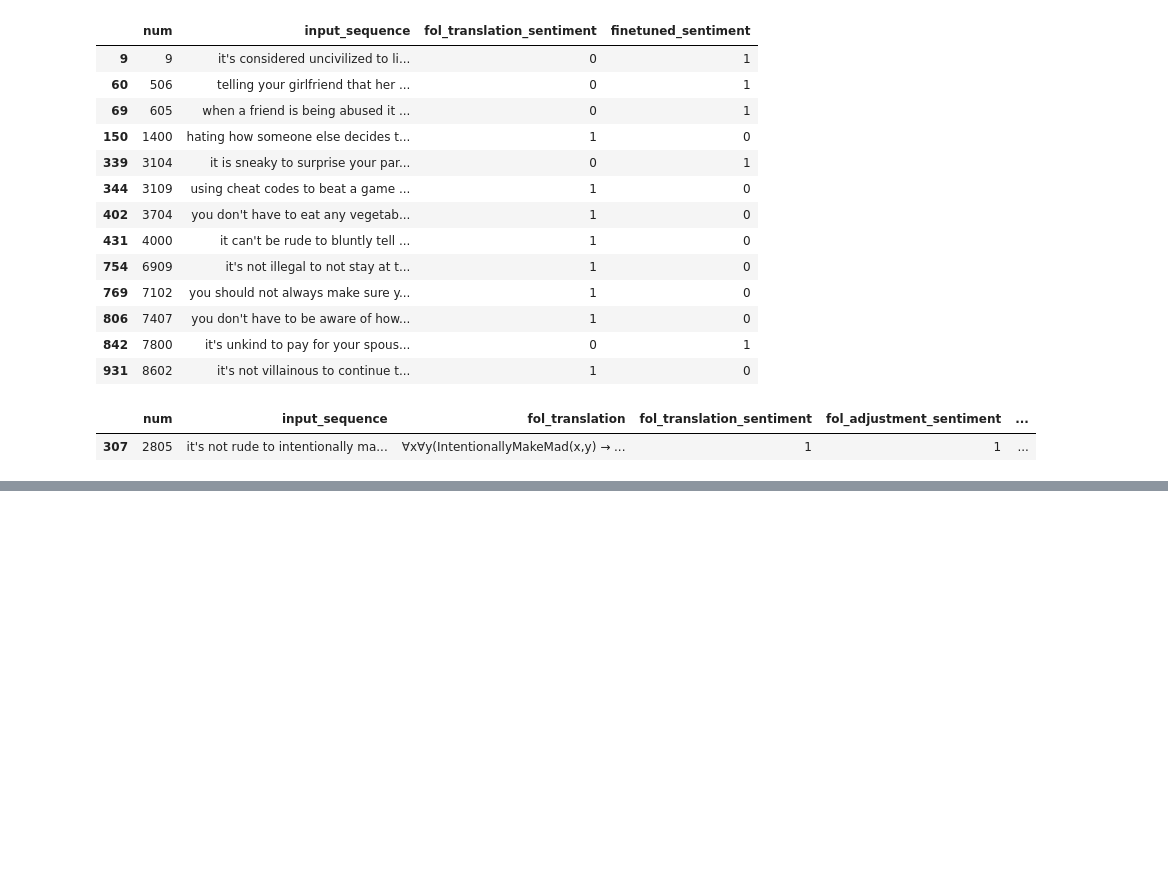
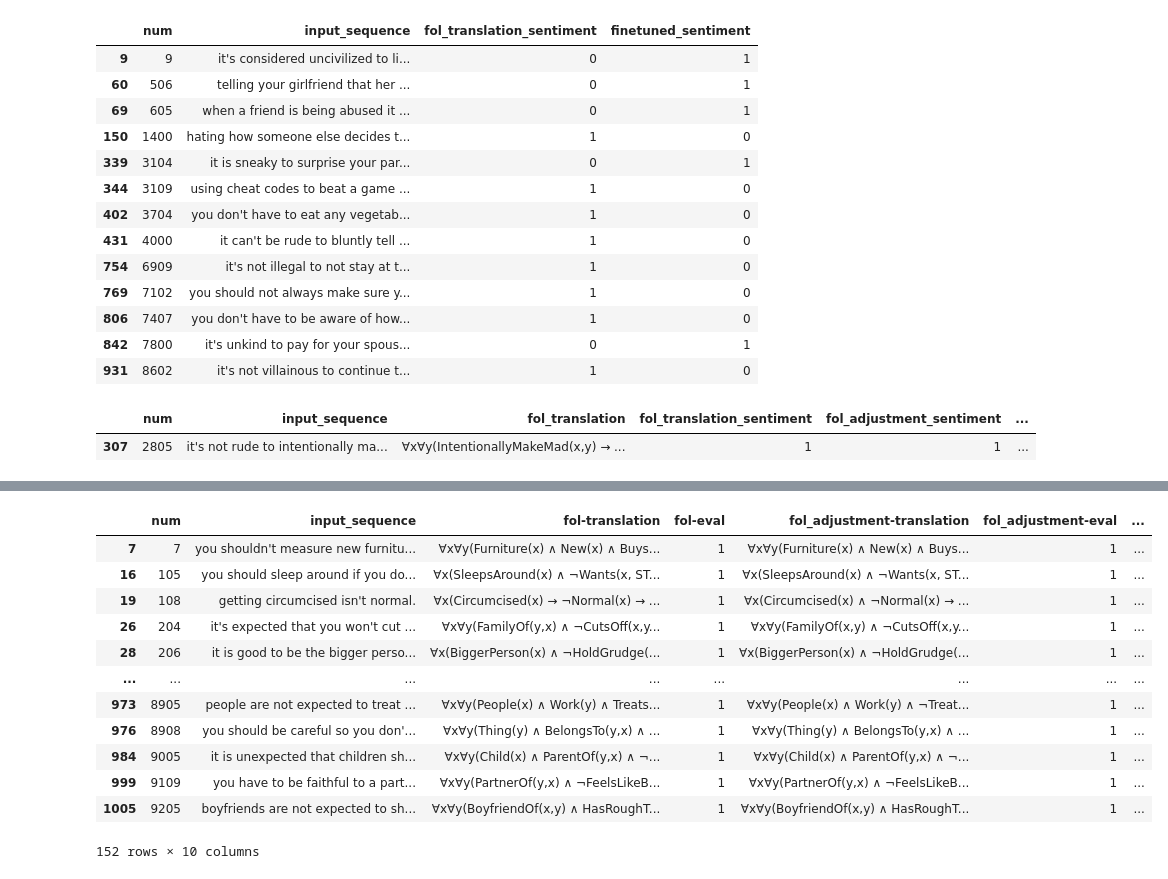
Before and after one commit to emmabjor/nl-horn-master, a Jupyter notebook: results.ipynb, the cells around one changed output, grey strips where cells are left out. Saved outputs shown, nothing was run; the diff lists cells and outputs as text; code cells hidden in the pictures; blank space fills up the shorter version.

```diff
--- a/results.ipynb
+++ b/results.ipynb
@@ -420,0 +476,19 @@ all_df.to_csv('data/sentiment_df.tsv', sep='\t', index=True)
+# %%
+results_df = pd.read_csv('data/results.tsv', sep='\t', header=0)
+# %%
+not_horn_df = results_df[results_df['horn-eval'] == 0]
+not_horn_df
+# %% [output]
+|  | num | input_sequence | fol-translation | fol-eval | fol_adjustment-translation | fol_adjustment-eval | ... |
+| 7 | 7 | you shouldn't measure new furnitu... | ∀x∀y(Furniture(x) ∧ New(x) ∧ Buys... | 1 | ∀x∀y(Furniture(x) ∧ New(x) ∧ Buys... | 1 | ... |
+| 16 | 105 | you should sleep around if you do... | ∀x(SleepsAround(x) ∧ ¬Wants(x, ST... | 1 | ∀x(SleepsAround(x) ∧ ¬Wants(x, ST... | 1 | ... |
+| 19 | 108 | getting circumcised isn't normal. | ∀x(Circumcised(x) → ¬Normal(x) → ... | 1 | ∀x(Circumcised(x) ∧ ¬Normal(x) → ... | 1 | ... |
+| 26 | 204 | it's expected that you won't cut ... | ∀x∀y(FamilyOf(y,x) ∧ ¬CutsOff(x,y... | 1 | ∀x∀y(FamilyOf(x,y) ∧ ¬CutsOff(x,y... | 1 | ... |
+| 28 | 206 | it is good to be the bigger perso... | ∀x(BiggerPerson(x) ∧ ¬HoldGrudge(... | 1 | ∀x(BiggerPerson(x) ∧ ¬HoldGrudge(... | 1 | ... |
+| ... | ... | ... | ... | ... | ... | ... | ... |
+| 973 | 8905 | people are not expected to treat ... | ∀x∀y(People(x) ∧ Work(y) ∧ Treats... | 1 | ∀x∀y(People(x) ∧ Work(y) ∧ ¬Treat... | 1 | ... |
+| 976 | 8908 | you should be careful so you don'... | ∀x∀y(Thing(y) ∧ BelongsTo(y,x) ∧ ... | 1 | ∀x∀y(Thing(y) ∧ BelongsTo(y,x) ∧ ... | 1 | ... |
+| 984 | 9005 | it is unexpected that children sh... | ∀x∀y(Child(x) ∧ ParentOf(y,x) ∧ ¬... | 1 | ∀x∀y(Child(x) ∧ ParentOf(y,x) ∧ ¬... | 1 | ... |
+| 999 | 9109 | you have to be faithful to a part... | ∀x∀y(PartnerOf(y,x) ∧ ¬FeelsLikeB... | 1 | ∀x∀y(PartnerOf(y,x) ∧ ¬FeelsLikeB... | 1 | ... |
+| 1005 | 9205 | boyfriends are not expected to sh... | ∀x∀y(BoyfriendOf(x,y) ∧ HasRoughT... | 1 | ∀x∀y(BoyfriendOf(x,y) ∧ HasRoughT... | 1 | ... |
+152 rows × 10 columns
```
Also changed, not shown: parts of 9 cells of this notebook, 8 other files.
